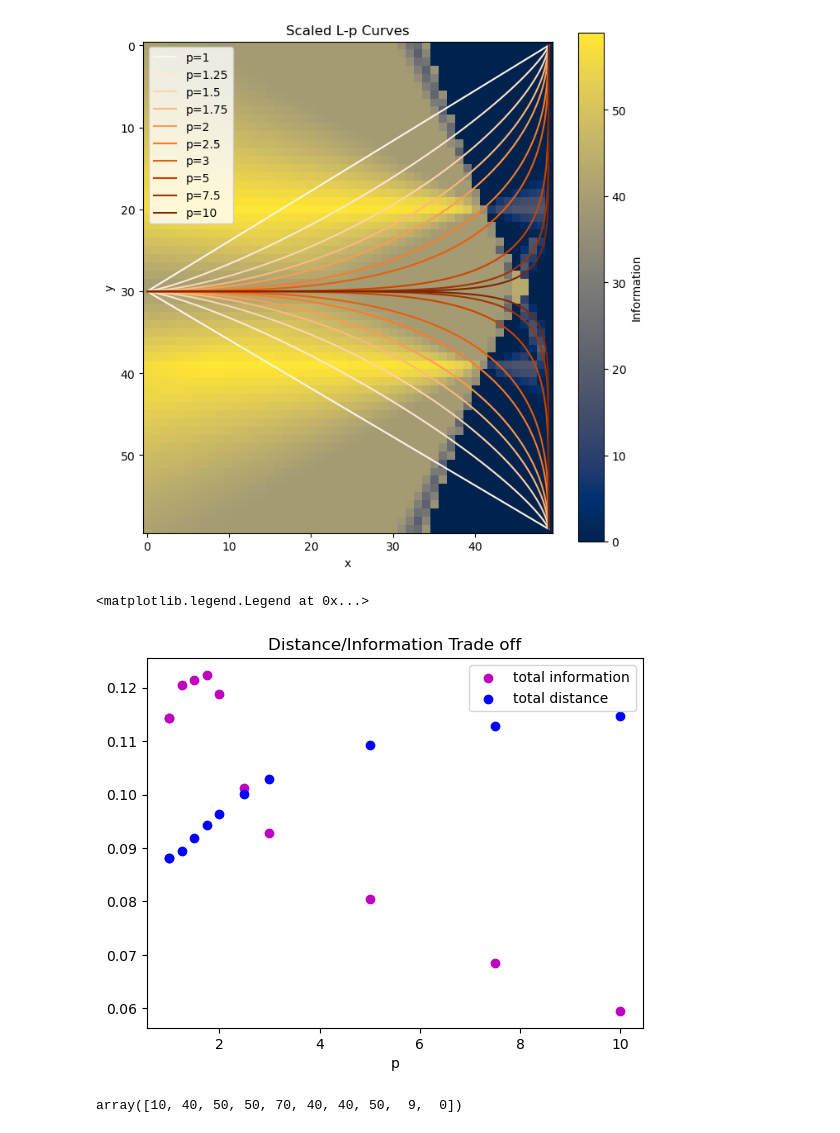
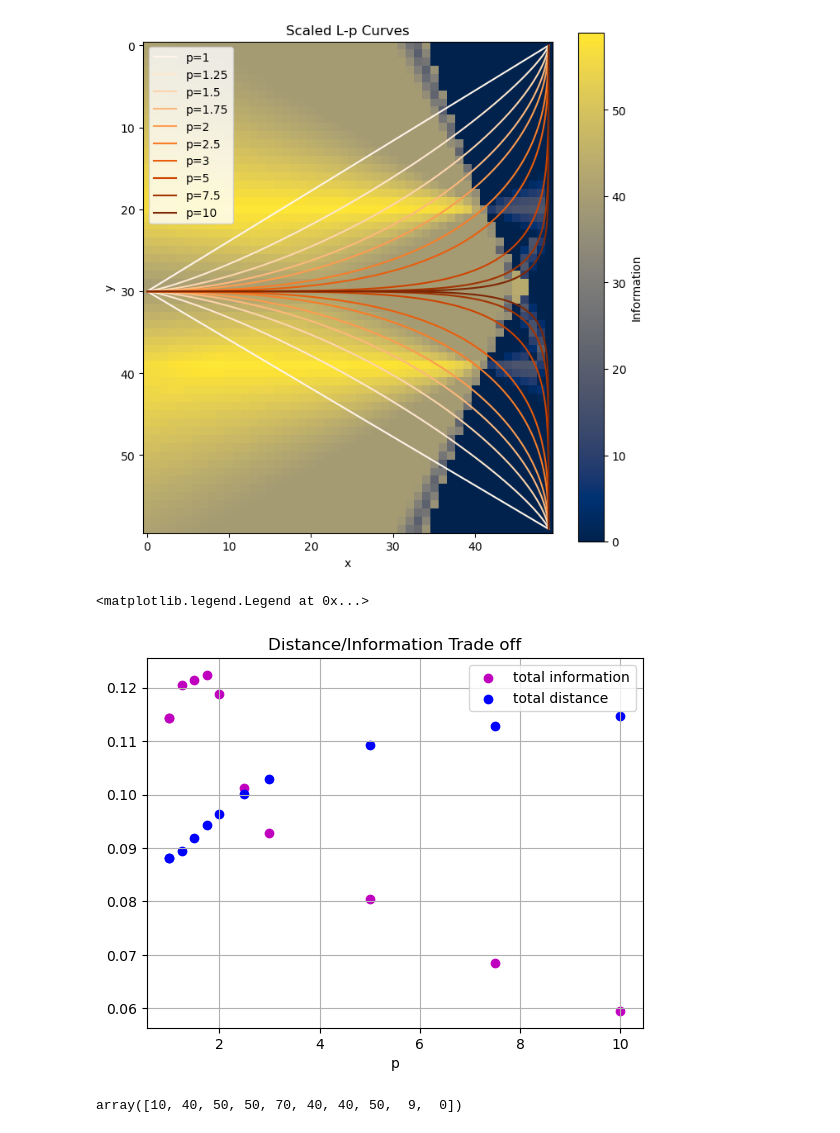
Before and after one commit to reecekeller/active_sensing, a Jupyter notebook: act_sense/analysis/heat_map.ipynb, the cells around one changed output. Saved outputs shown, nothing was run; the diff lists cells and outputs as text; code cells hidden in the pictures.

```diff
--- a/act_sense/analysis/heat_map.ipynb
+++ b/act_sense/analysis/heat_map.ipynb
@@ -248,30 +248,31 @@ def integrate_path(data):
 # %%
 p_info_sum = integrate_info_path(data, info_map)
 p_dist_sum = integrate_path(data)
 
 # Normalize
 factor=1.0/sum(p_info_sum.values())
 for k in p_info_sum:
   p_info_sum[k] = p_info_sum[k]*factor
 
 factor=1.0/sum(p_dist_sum.values())
 for k in p_dist_sum:
   p_dist_sum[k] = p_dist_sum[k]*factor
 
 
 for i, p in enumerate(p_info_sum.keys()):
     if i == 0:
       plt.scatter(p, p_info_sum[p], c='m', label='total information')
       plt.scatter(p, p_dist_sum[p], c='b', label='total distance')
     plt.scatter(p, p_info_sum[p], c='m')
     plt.scatter(p, p_dist_sum[p], c='b')
 
 plt.xlabel('p')
 plt.title('Distance/Information Trade off')
+plt.grid()
 plt.legend()
 # %% [output]
 <matplotlib.legend.Legend at 0x...>
-[figure, old version]
+[figure, new version]
 # %%
 x = np.array([120, 130, 180, 200])
 np.abs(np.diff(x, append=x[0]))
```
